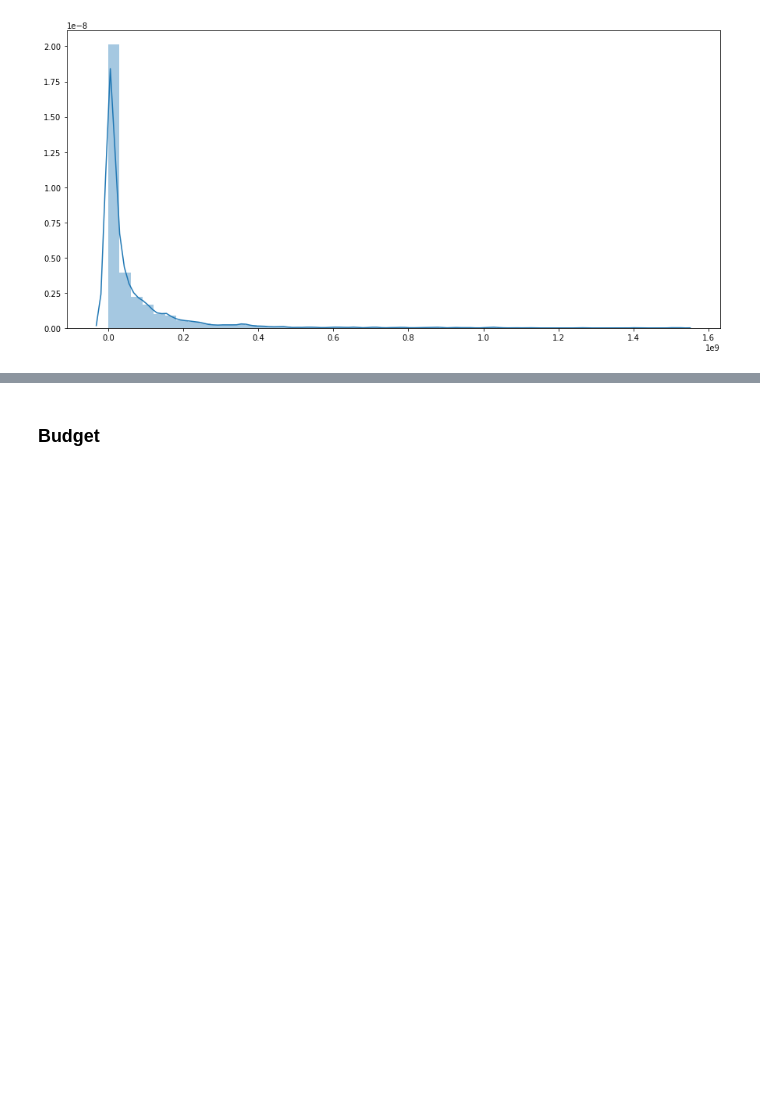
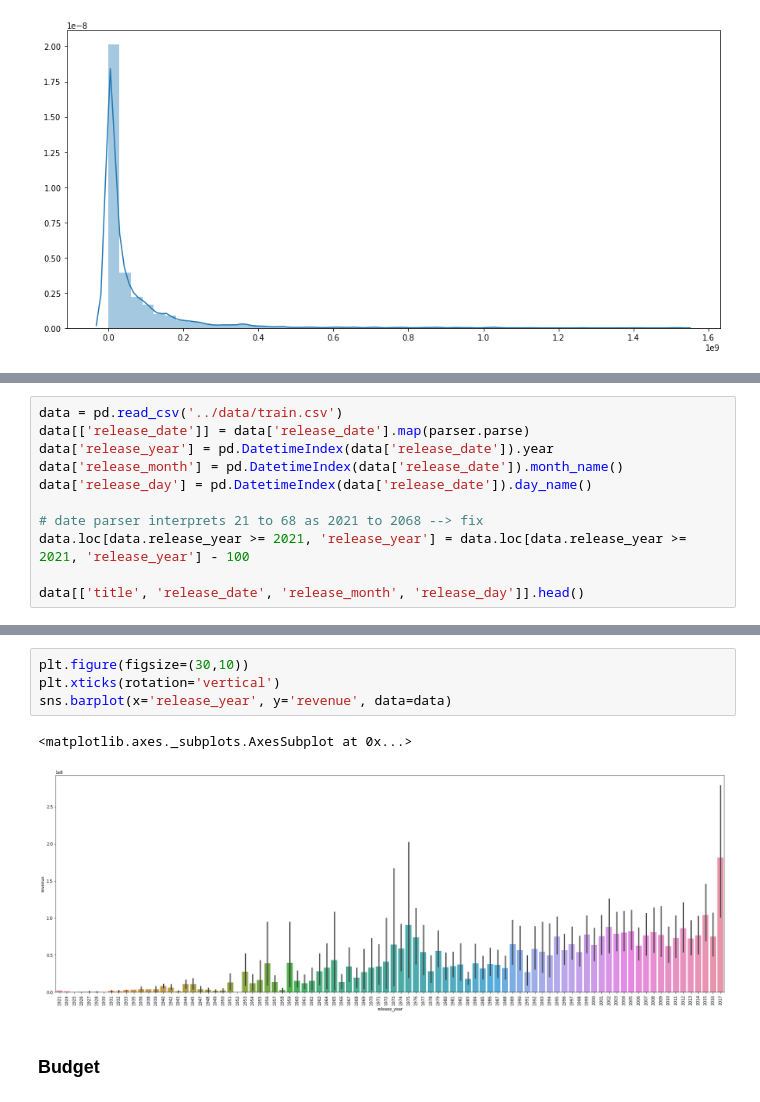
Before and after one commit to Cruzzor/BoxOffice, a Jupyter notebook: exploration_marcel.ipynb, the cells around one changed output, grey strips where cells are left out. Cells and saved outputs as stored; diff of their text form; blank space fills up the shorter version.

Commit message:
Release date, first analysis

```diff
--- a/exploration_marcel.ipynb
+++ b/exploration_marcel.ipynb
@@ -330,0 +371,11 @@ sns.distplot(data[['revenue']])
+# %%
+data = pd.read_csv('../data/train.csv')
+data[['release_date']] = data['release_date'].map(parser.parse)
+data['release_year'] = pd.DatetimeIndex(data['release_date']).year
+data['release_month'] = pd.DatetimeIndex(data['release_date']).month_name()
+data['release_day'] = pd.DatetimeIndex(data['release_date']).day_name()
+
+# date parser interprets 21 to 68 as 2021 to 2068 --> fix
+data.loc[data.release_year >= 2021, 'release_year'] = data.loc[data.release_year >= 2021, 'release_year'] - 100
+
+data[['title', 'release_date', 'release_month', 'release_day']].head()
@@ -331,3 +389,10 @@ sns.distplot(data[['revenue']])
+# %%
+plt.figure(figsize=(30,10))
+plt.xticks(rotation='vertical')
+sns.barplot(x='release_year', y='revenue', data=data)
+# %% [output]
+<matplotlib.axes._subplots.AxesSubplot at 0x...>
+[figure, added]
 # %% [markdown]
 ### Budget
 # %%
```
Also changed, not shown: parts of 11 cells of this notebook.
